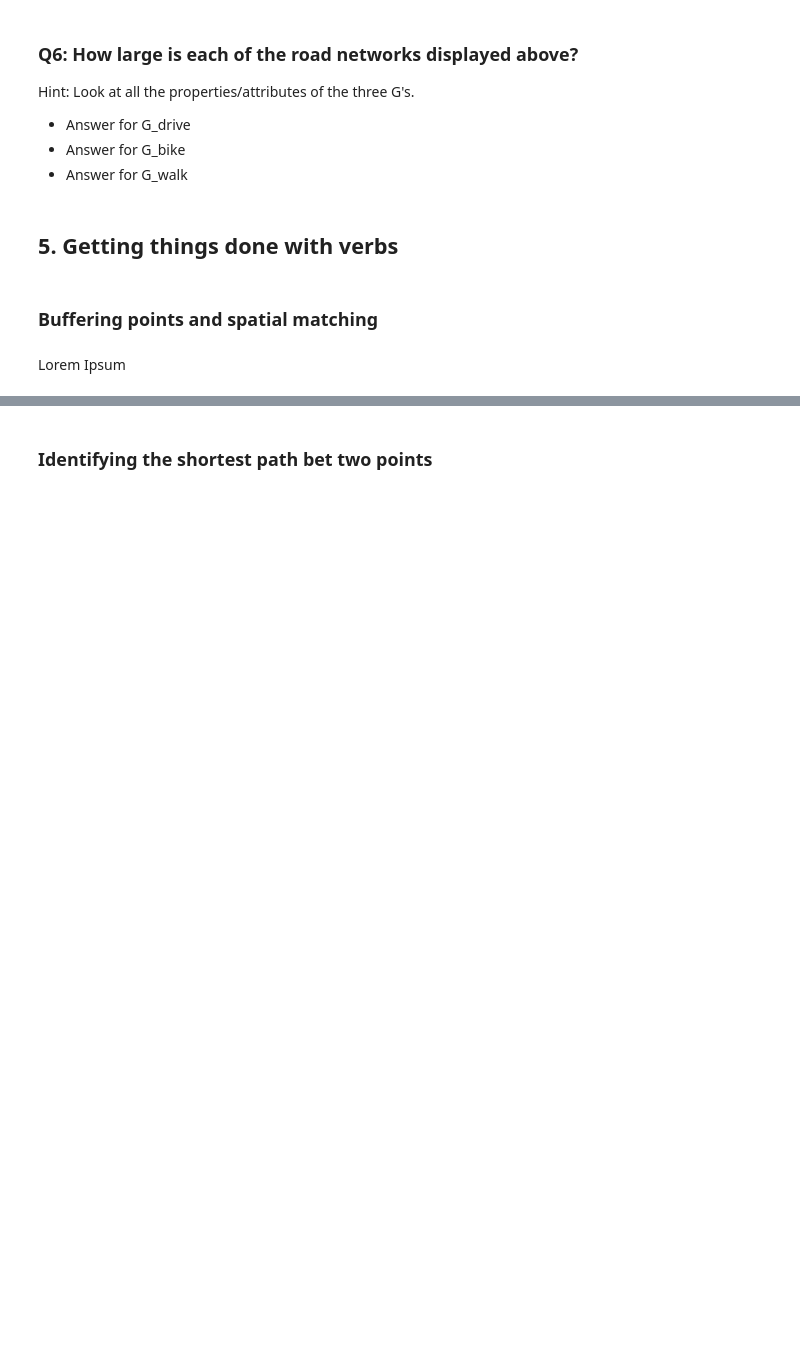
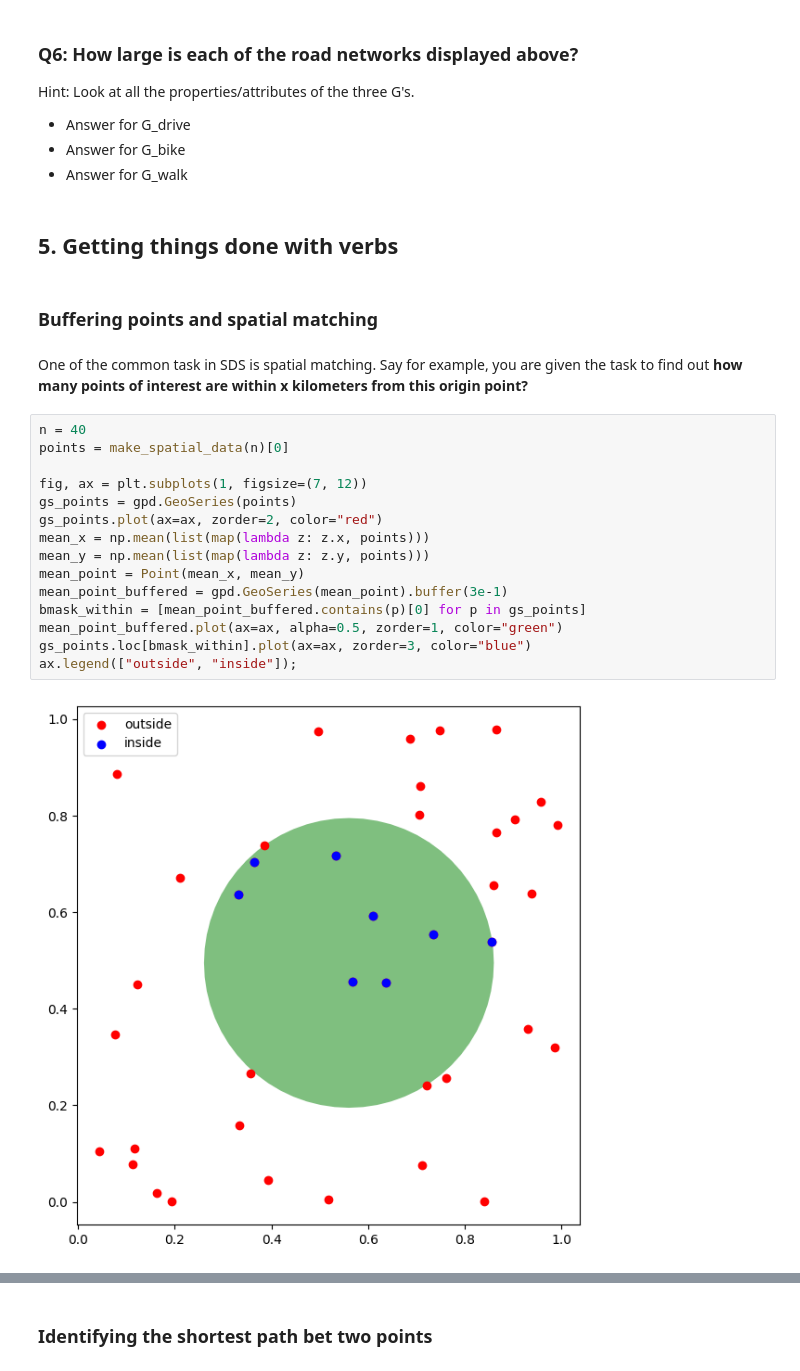
Before and after one commit to jpacil0/sds4gdsp, a Jupyter notebook: notebooks/01 Introduction.ipynb, the cells around one changed output, grey strips where cells are left out. Cells and saved outputs as stored; diff of their text form; blank space fills up the shorter version.

Commit message:
add buffering tut

```diff
--- a/notebooks/01 Introduction.ipynb
+++ b/notebooks/01 Introduction.ipynb
@@ -431,5 +431,22 @@ Hint: Look at all the properties/attributes of the three G's.
 ## 5. Getting things done with **verbs**
 # %% [markdown]
 ### Buffering points and spatial matching
-# %% [markdown]
-Lorem Ipsum
+# %% [markdown]
+One of the common task in SDS is spatial matching. Say for example, you are given the task to find out **how many points of interest are within x kilometers from this origin point?**
+# %%
+n = 40
+points = make_spatial_data(n)[0]
+
+fig, ax = plt.subplots(1, figsize=(7, 12))
+gs_points = gpd.GeoSeries(points)
+gs_points.plot(ax=ax, zorder=2, color="red")
+mean_x = np.mean(list(map(lambda z: z.x, points)))
+mean_y = np.mean(list(map(lambda z: z.y, points)))
+mean_point = Point(mean_x, mean_y)
+mean_point_buffered = gpd.GeoSeries(mean_point).buffer(3e-1)
+bmask_within = [mean_point_buffered.contains(p)[0] for p in gs_points]
+mean_point_buffered.plot(ax=ax, alpha=0.5, zorder=1, color="green")
+gs_points.loc[bmask_within].plot(ax=ax, zorder=3, color="blue")
+ax.legend(["outside", "inside"]);
+# %% [output]
+[figure, added]
```
Also changed, not shown: parts of 4 cells of this notebook.
